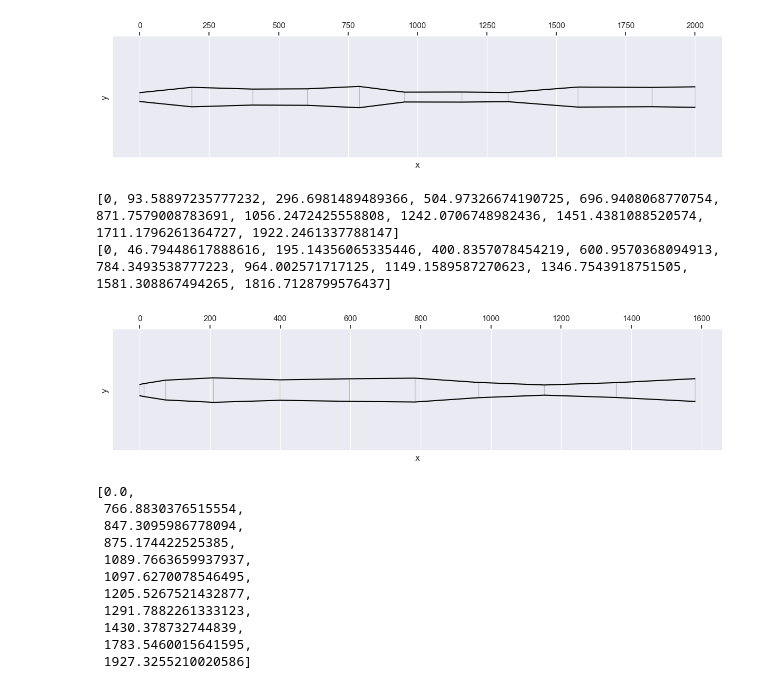
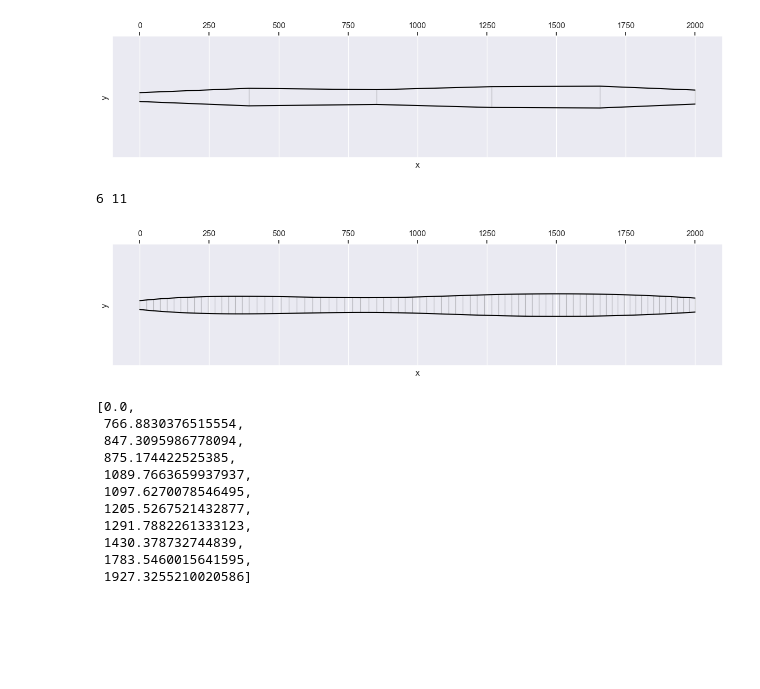
Before and after one commit to Didgitaldoo/didge-lab, a Jupyter notebook: src/experiments/spline_shape/EvolvingShape2.ipynb, the cells around one changed output. Cells and saved outputs as stored; diff of their text form; code cells hidden in the pictures; blank space fills up the shorter version.

Commit message:
bugfix arusha, add spline shape

```diff
--- a/src/experiments/spline_shape/EvolvingShape2.ipynb
+++ b/src/experiments/spline_shape/EvolvingShape2.ipynb
@@ -16,11 +16,10 @@ from scipy.signal import savgol_filter
 from scipy.interpolate import CubicSpline
 
 
-def make_shape():
+def make_shape(n=5):
     length = 2000
     d0 = 32
     dend = 80
-    n=10
 
     _x = np.random.uniform(0.3, 1.0, size=n)
     x = [0]
@@ -34,40 +33,38 @@ def make_shape():
     y = np.concatenate(([d0], y))
 
     return x,y
 
 def smooth(x1,y1):
     cs = CubicSpline(x1, y1)
 
     x2 = [0]
     for i in range(1, len(x1)):
         x2.append(0.5*(x1[i]+x1[i-1]))
         x2.append(x1[i])
     y2 = cs(x2)
     return x2,y2
 np.random.seed(0)
 
-for i in range(10):
+for i in range(2,7):
     x1,y1 = make_shape()
 
     geo = Geo(list(zip(x1,y1)))
     vis_didge(geo)
     plt.show()
 
     x2,y2 = smooth(x1,y1)
-    print(x2)
+    print(len(x1), len(x2))
     x2,y2 = smooth(x2,y2)
-    print(x2)
     x2,y2 = smooth(x2,y2)
     x2,y2 = smooth(x2,y2)
     geo = Geo(list(zip(x2,y2)))
     vis_didge(geo)
     plt.show()
     break
 # %% [output]
-[figure, old version]
+[figure, new version]
-[0, 93.58897235777232, 296.6981489489366, 504.97326674190725, 696.9408068770754, 871.7579008783691, 1056.2472425558808, 1242.0706748982436, 1451.4381088520574, 1711.1796261364727, 1922.2461337788147]
-[0, 46.79448617888616, 195.14356065335446, 400.8357078454219, 600.9570368094913, 784.3493538777223, 964.002571717125, 1149.1589587270623, 1346.7543918751505, 1581.308867494265, 1816.7128799576437]
+6 11
-[figure, old version]
+[figure, new version]
 # %%
 # %% [output]
 [0.0,
```
Also changed, not shown: parts of 4 cells of this notebook, 4 other files.
